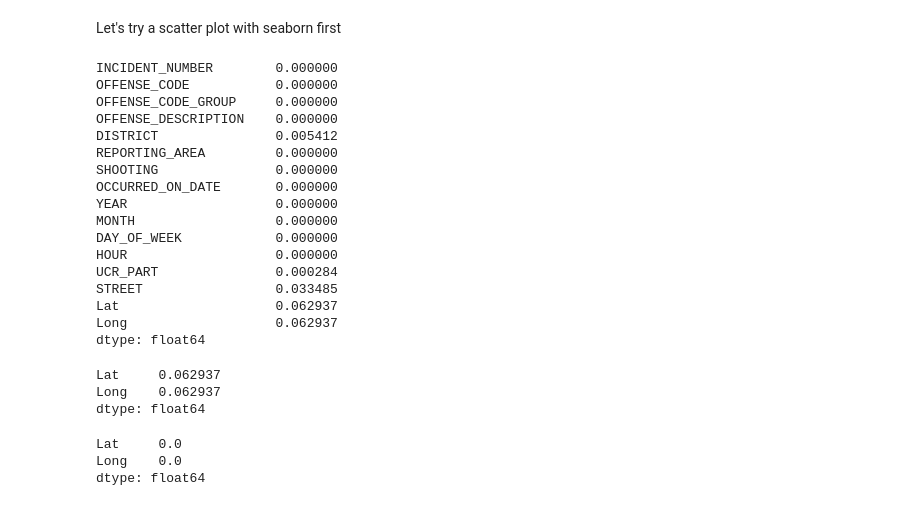
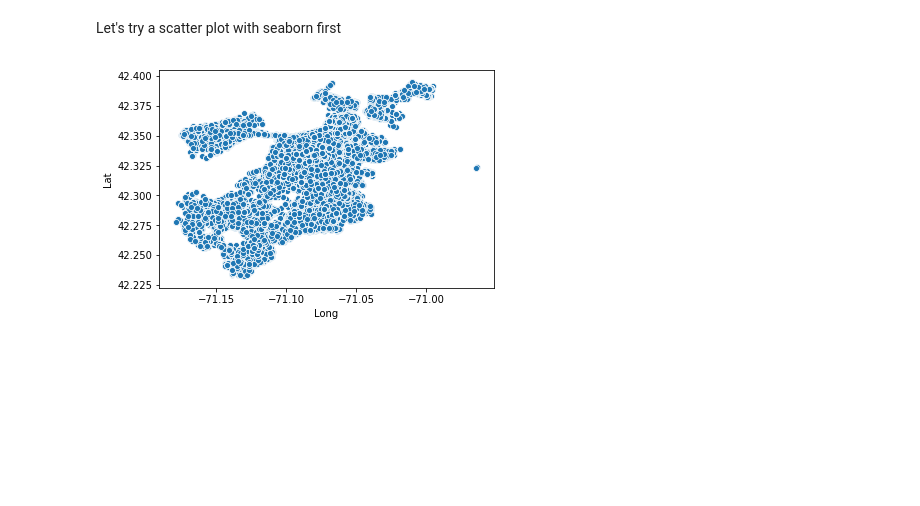
Before and after one commit to PanosEvange/Data-Analysis-and-Clustering, a Jupyter notebook: scr_sdi1500039/sdi1500039_Project2.ipynb, the cells around one changed output. Cells and saved outputs as stored; diff of their text form; code cells hidden in the pictures; blank space fills up the shorter version.

```diff
--- a/scr_sdi1500039/sdi1500039_Project2.ipynb
+++ b/scr_sdi1500039/sdi1500039_Project2.ipynb
@@ -192,26 +188,0 @@ locationDf = processedDataFrame[['Lat','Long']]
-# %%
-processedDataFrame.isnull().sum()/processedDataFrame.shape[0]
-# %% [output]
-INCIDENT_NUMBER        0.000000
-OFFENSE_CODE           0.000000
-OFFENSE_CODE_GROUP     0.000000
-OFFENSE_DESCRIPTION    0.000000
-DISTRICT               0.005412
-REPORTING_AREA         0.000000
-SHOOTING               0.000000
-OCCURRED_ON_DATE       0.000000
-YEAR                   0.000000
-MONTH                  0.000000
-DAY_OF_WEEK            0.000000
-HOUR                   0.000000
-UCR_PART               0.000284
-STREET                 0.033485
-Lat                    0.062937
-Long                   0.062937
-dtype: float64
-# %%
-locationDf.isnull().sum()/locationDf.shape[0]
-# %% [output]
-Lat     0.062937
-Long    0.062937
-dtype: float64
@@ -220,6 +189,11 @@ locationDf = locationDf.dropna()
-# %%
-locationDf.isnull().sum()/locationDf.shape[0]
-# %% [output]
-Lat     0.0
-Long    0.0
-dtype: float64
+# %%
+locationDf = processedDataFrame[['Lat', 'Long']]
+
+# remove missing values
+locationDf = locationDf.dropna()
+
+specificLocation = locationDf.loc[(locationDf['Lat'] > 40) & (locationDf['Long'] < -60)]
+
+ax = sns.scatterplot(x="Long", y="Lat", data=specificLocation)
+# %% [output]
+[figure, added]
```
Also changed, not shown: parts of 6 cells of this notebook, 1 other file.
